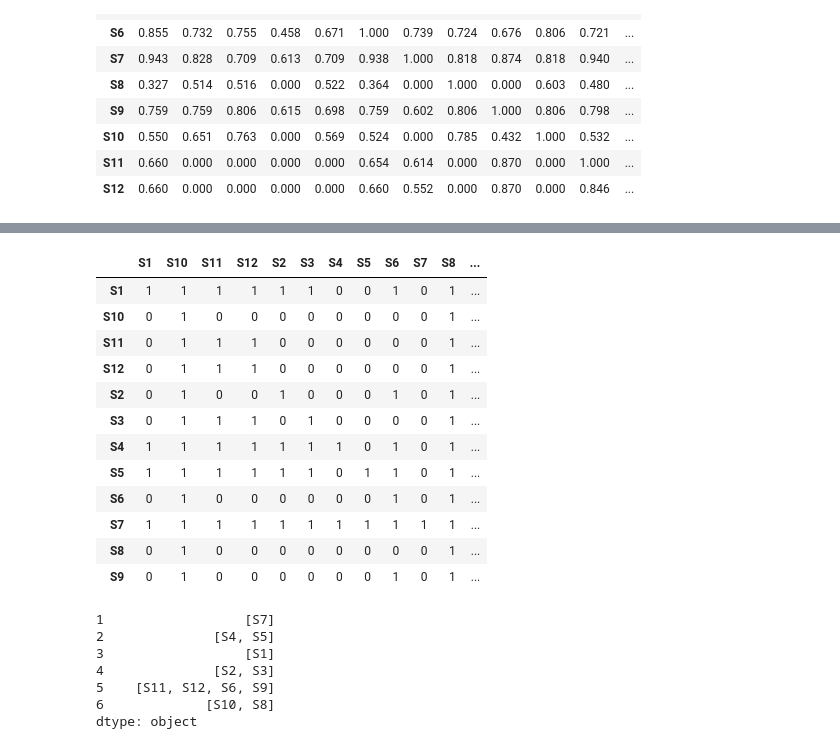
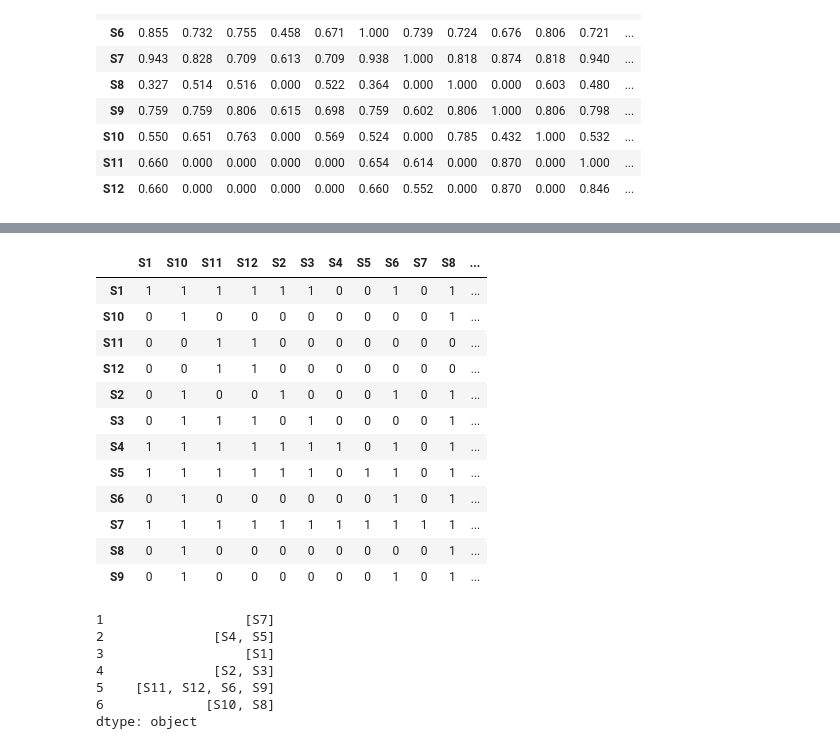
Before and after one commit to PatrykHub/ELECTRE-Methods, a Jupyter notebook: examples/case_studies/rank-problem-example.ipynb, the cells around one changed output, grey strips where cells are left out. Cells and saved outputs as stored; diff of their text form; code cells hidden in the pictures.

```diff
--- a/examples/rank-problem-example.ipynb
+++ b/examples/case_studies/rank-problem-example.ipynb
@@ -243,12 +242,12 @@ descending = order_to_outranking_matrix(downward)
 # %%
-final = final_ranking_matrix(descending, ascending).round()
+final = final_ranking_matrix(downward, upward).round()
 final
 # %% [output]
 |  | S1 | S10 | S11 | S12 | S2 | S3 | S4 | S5 | S6 | S7 | S8 | ... |
 | S1 | 1 | 1 | 1 | 1 | 1 | 1 | 0 | 0 | 1 | 0 | 1 | ... |
 | S10 | 0 | 1 | 0 | 0 | 0 | 0 | 0 | 0 | 0 | 0 | 1 | ... |
-| S11 | 0 | 1 | 1 | 1 | 0 | 0 | 0 | 0 | 0 | 0 | 1 | ... |
-| S12 | 0 | 1 | 1 | 1 | 0 | 0 | 0 | 0 | 0 | 0 | 1 | ... |
+| S11 | 0 | 0 | 1 | 1 | 0 | 0 | 0 | 0 | 0 | 0 | 0 | ... |
+| S12 | 0 | 0 | 1 | 1 | 0 | 0 | 0 | 0 | 0 | 0 | 0 | ... |
 | S2 | 0 | 1 | 0 | 0 | 1 | 0 | 0 | 0 | 1 | 0 | 1 | ... |
 | S3 | 0 | 1 | 1 | 1 | 0 | 1 | 0 | 0 | 0 | 0 | 1 | ... |
 | S4 | 1 | 1 | 1 | 1 | 1 | 1 | 1 | 0 | 1 | 0 | 1 | ... |
```
Also changed, not shown: parts of 5 cells of this notebook, 14 other files.
